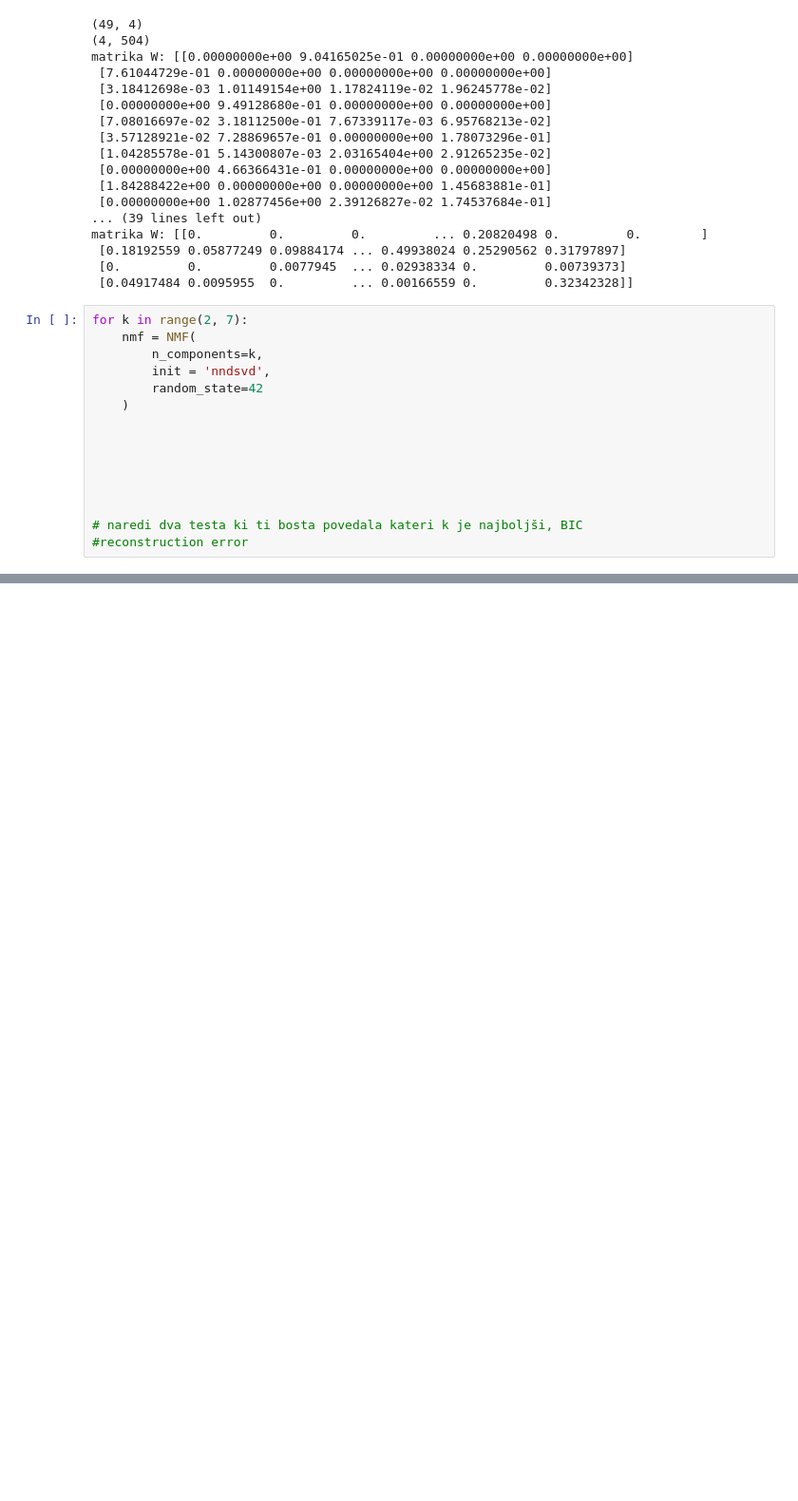
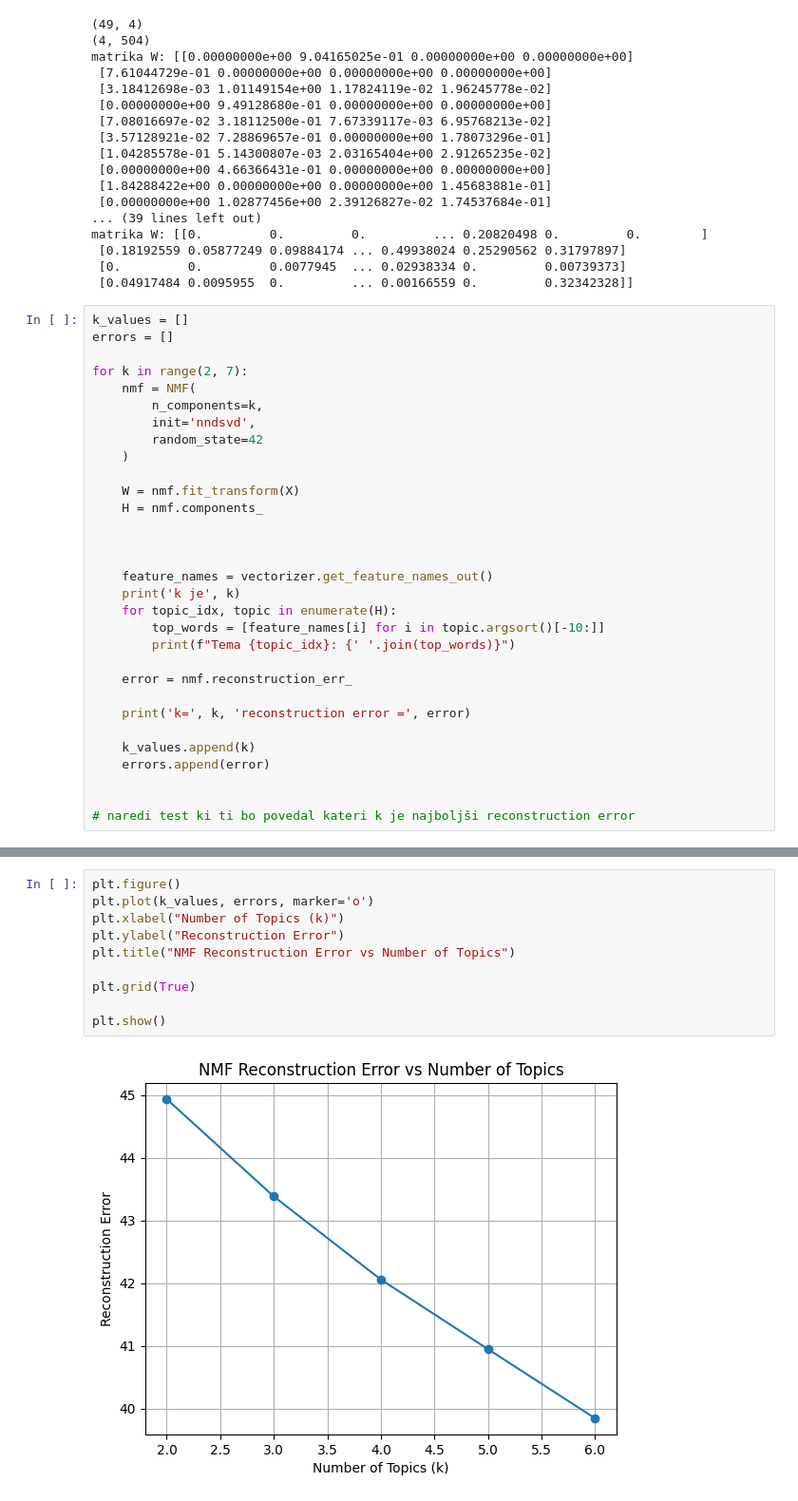
Before and after one commit to leilamokrovic1/Diplomska-naloga, a Jupyter notebook: prakticni_del/obdelava_text.ipynb, the cells around one changed output, grey strips where cells are left out. Shown at 95% size. Drawn from its saved outputs; the diff is of its cells as text; blank space fills up the shorter version.

```diff
--- a/prakticni_del/obdelava_text.ipynb
+++ b/prakticni_del/obdelava_text.ipynb
@@ -152,17 +152,33 @@ matrika W: [[0.         0.         0.         ... 0.20820498 0.         0.
  [0.         0.         0.0077945  ... 0.02938334 0.         0.00739373]
  [0.04917484 0.0095955  0.         ... 0.00166559 0.         0.32342328]]
 # %%
+k_values = []
+errors = []
+
 for k in range(2, 7):
     nmf = NMF(
         n_components=k,
-        init = 'nndsvd',
+        init='nndsvd',
         random_state=42
     )
 
+    W = nmf.fit_transform(X)
+    H = nmf.components_
 
 
 
+    feature_names = vectorizer.get_feature_names_out()
+    print('k je', k)
+    for topic_idx, topic in enumerate(H):
+        top_words = [feature_names[i] for i in topic.argsort()[-10:]]
+        print(f"Tema {topic_idx}: {' '.join(top_words)}")
+
+    error = nmf.reconstruction_err_
+
+    print('k=', k, 'reconstruction error =', error)
+
+    k_values.append(k)
+    errors.append(error)
 
 
-# naredi dva testa ki ti bosta povedala kateri k je najboljši, BIC
-#reconstruction error
+# naredi test ki ti bo povedal kateri k je najboljši reconstruction error
@@ -168,0 +205,12 @@ for k in range(2, 7):
+# %%
+plt.figure()
+plt.plot(k_values, errors, marker='o')
+plt.xlabel("Number of Topics (k)")
+plt.ylabel("Reconstruction Error")
+plt.title("NMF Reconstruction Error vs Number of Topics")
+
+plt.grid(True)
+
+plt.show()
+# %% [output]
+[figure, added]
```
Also changed, not shown: parts of 3 cells of this notebook.
